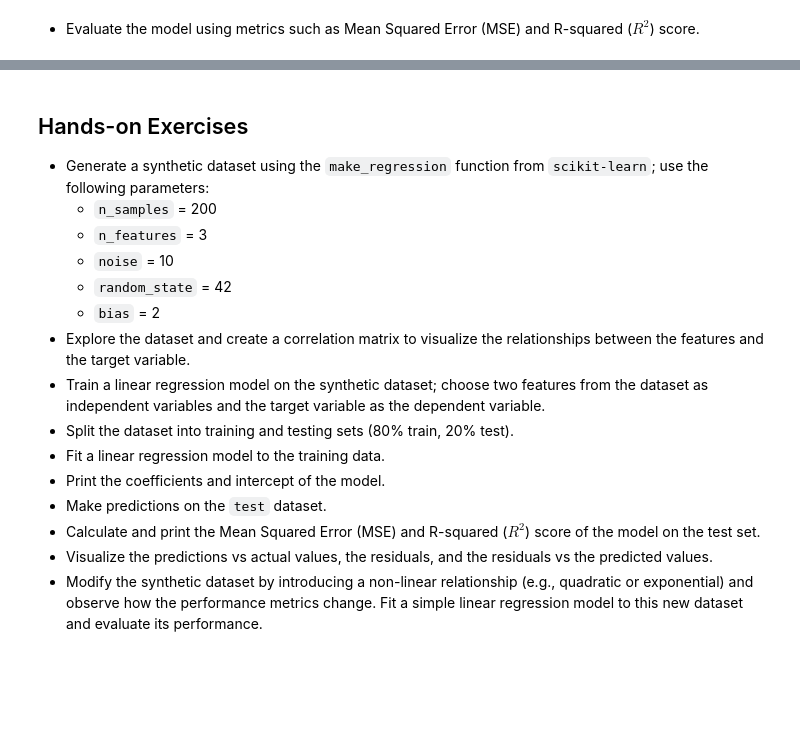
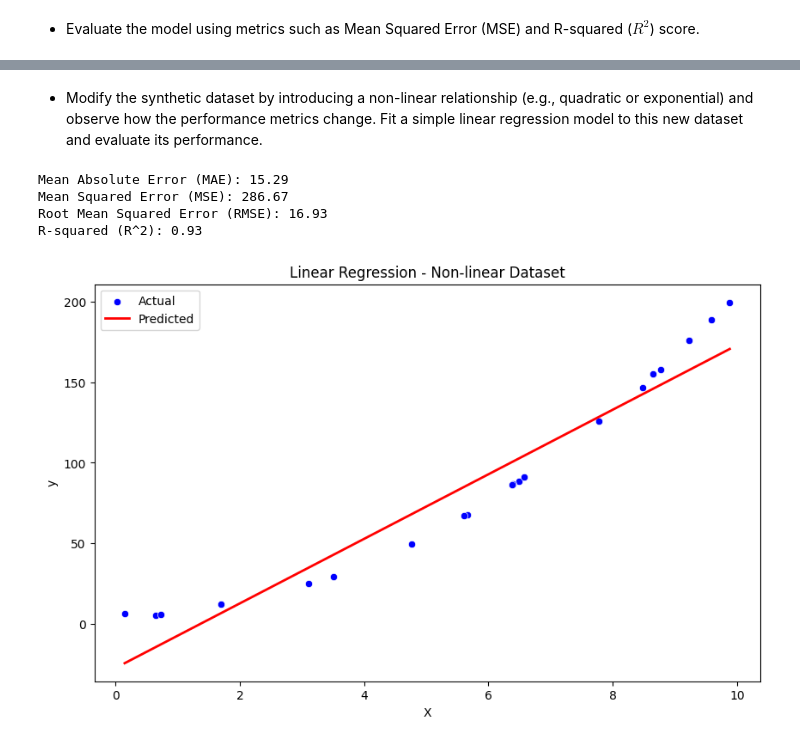
Before and after one commit to UG-Team-Data-Science/ml-workshop, a Jupyter notebook: src/S02: Supervised Learning - Regression and Evaluation/S02C04: Multiple Linear Regression.ipynb, the cells around one changed output, grey strips where cells are left out. Drawn from its saved outputs; the diff is of its cells as text; code cells hidden in the pictures; blank space fills up the shorter version.

Commit message:
Updated S02C04: Multiple Linear Regression

```diff
--- a/src/S02: Supervised Learning - Regression and Evaluation/S02C04: Multiple Linear Regression.ipynb
+++ b/src/S02: Supervised Learning - Regression and Evaluation/S02C04: Multiple Linear Regression.ipynb
@@ -114,0 +149,6 @@ print("R^2 Score:", r2)
+# %%
+X, y, coef = make_regression(n_samples=200,
+                             n_features=3,
+                             bias=2, noise=10,
+                             random_state=42, coef=True)
+print(coef)
@@ -114,0 +180,4 @@ print("R^2 Score:", r2)
+# %%
+# Choose two features as independent variables
+X = df[['Feature 1', 'Feature 3']]
+y = df['Target']
@@ -114,0 +186,3 @@ print("R^2 Score:", r2)
+# %%
+# Train-test split
+X_train, X_test, y_train, y_test = train_test_split(X, y, test_size=0.2, random_state=42)
@@ -114,0 +191,4 @@ print("R^2 Score:", r2)
+# %%
+# Fit a linear regression model
+model = LinearRegression()
+model.fit(X_train, y_train)
@@ -115,18 +253,47 @@ print("R^2 Score:", r2)
 # %% [markdown]
-## Hands-on Exercises
-
--   Generate a synthetic dataset using the `make_regression` function from `scikit-learn`; use the following parameters:
-    -   `n_samples` = 200
-    -   `n_features` = 3
-    -   `noise` = 10
-    -   `random_state` = 42
-    -   `bias` = 2
--   Explore the dataset and create a correlation matrix to visualize the relationships between the features and the target variable.
--   Train a linear regression model on the synthetic dataset; choose two features from the dataset as independent variables and the target variable as the dependent variable.
--   Split the dataset into training and testing sets (80% train, 20% test).
--   Fit a linear regression model to the training data.
--   Print the coefficients and intercept of the model.
--   Make predictions on the `test` dataset.
--   Calculate and print the Mean Squared Error (MSE) and R-squared ($R^2$) score of the model on the test set.
--   Visualize the predictions vs actual values, the residuals, and the residuals vs the predicted values.
 -   Modify the synthetic dataset by introducing a non-linear relationship (e.g., quadratic or exponential) and observe how the performance metrics change. Fit a simple linear regression model to this new dataset and evaluate its performance.
+# %%
+# Generate a non-linear dataset (quadratic relationship)
+X = 10 * np.random.rand(100, 1)  # Independent variable
+y = 2 * X**2 + 5 + np.random.randn(100, 1)  # Dependent variable with noise
+
+# Create DataFrame
+data = pd.DataFrame(np.hstack((X, y)), columns=['X', 'y'])
+
+# Split the dataset
+X_train, X_test, y_train, y_test = train_test_split(data[['X']], data['y'],
+                                                    test_size=0.2,
+                                                    random_state=42)
+
+# Fit the model
+model.fit(X_train, y_train)
+
+# Make predictions
+y_pred = model.predict(X_test)
+
+# Evaluate the model
+mae = mean_absolute_error(y_test, y_pred)
+mse = mean_squared_error(y_test, y_pred)
+rmse = np.sqrt(mse)
+r2 = r2_score(y_test, y_pred)
+
+print(f"Mean Absolute Error (MAE): {mae:.2f}")
+print(f"Mean Squared Error (MSE): {mse:.2f}")
+print(f"Root Mean Squared Error (RMSE): {rmse:.2f}")
+print(f"R-squared (R^2): {r2:.2f}")
+
+# Visualize the results
+plt.figure(figsize=(10, 6))
+sns.scatterplot(x=X_test.squeeze(), y=y_test, color='blue', label='Actual')
+sns.lineplot(x=X_test.squeeze(), y=y_pred, color='red', label='Predicted', linewidth=2)
+plt.xlabel('X')
+plt.ylabel('y')
+plt.title('Linear Regression - Non-linear Dataset')
+plt.legend()
+plt.show()
+# %% [output]
+Mean Absolute Error (MAE): 15.29
+Mean Squared Error (MSE): 286.67
+Root Mean Squared Error (RMSE): 16.93
+R-squared (R^2): 0.93
+[figure, added]
```
Also changed, not shown: parts of 23 cells of this notebook.
